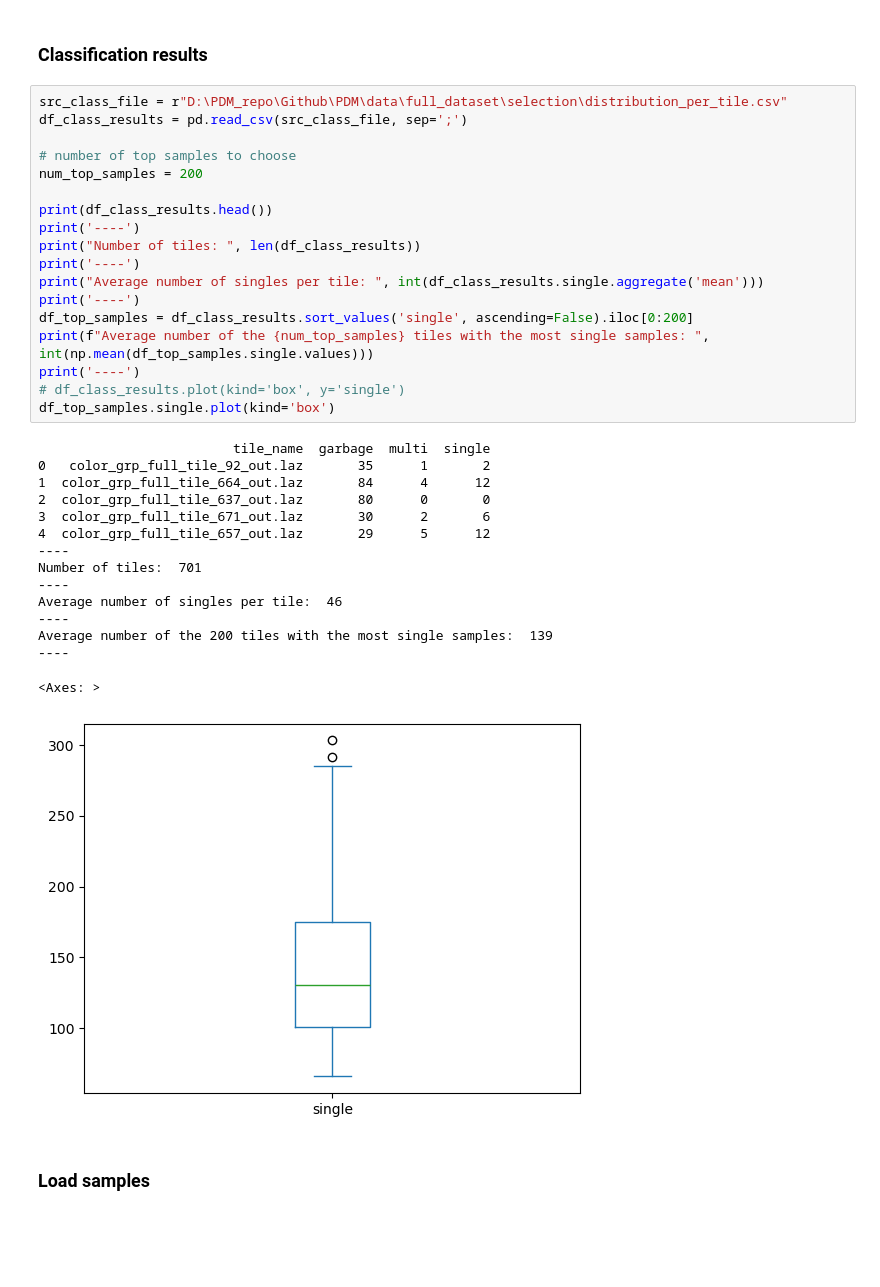
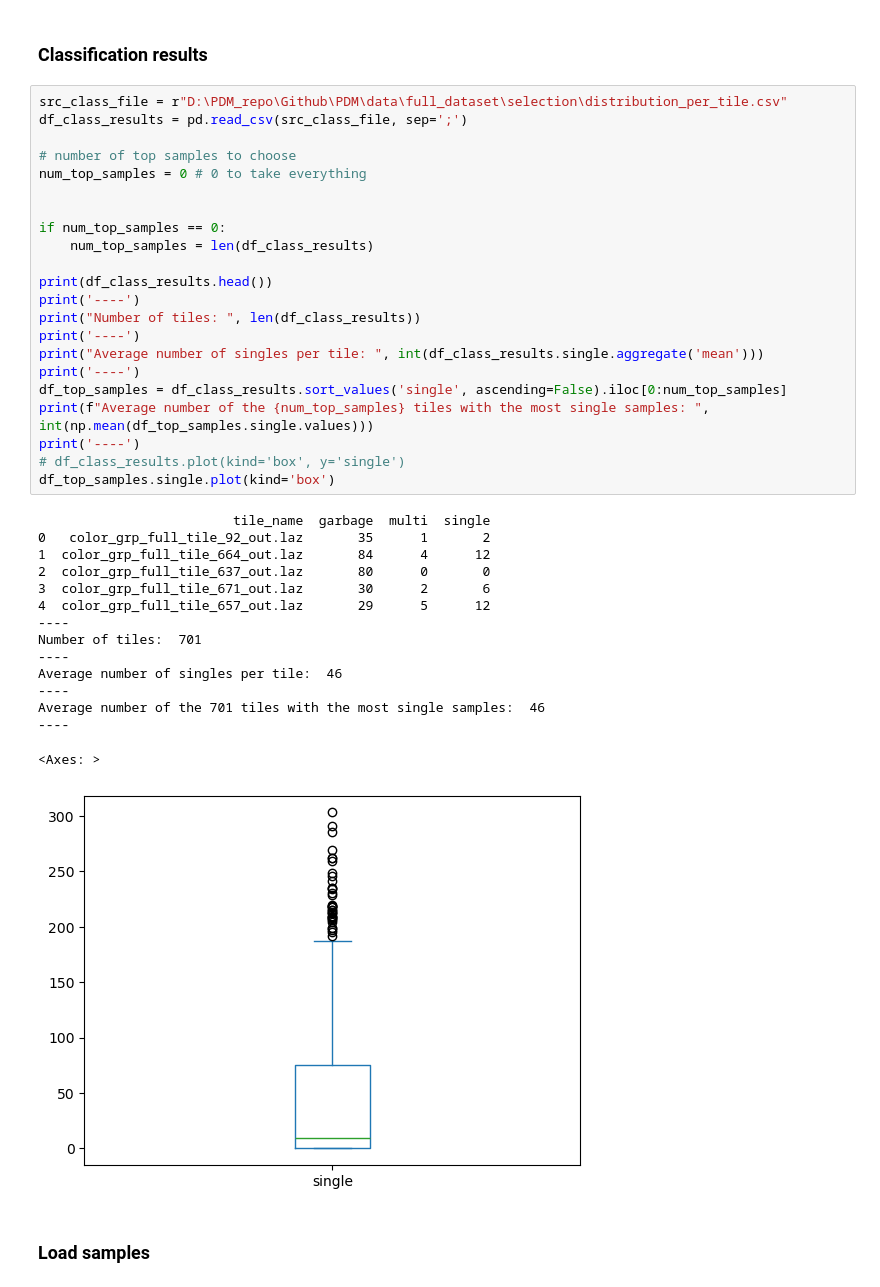
Before and after one commit to destoswa/PDM, a Jupyter notebook: notebooks/09_compute_steepness.ipynb, the cells around one changed output. Saved outputs shown, nothing was run; the diff lists cells and outputs as text; blank space fills up the shorter version.

```diff
--- a/notebooks/09_compute_steepness.ipynb
+++ b/notebooks/09_compute_steepness.ipynb
@@ -51,37 +33,41 @@ Jupyter environment detected. Enabling Open3D WebVisualizer.
 # %%
 src_class_file = r"D:\PDM_repo\Github\PDM\data\full_dataset\selection\distribution_per_tile.csv"
 df_class_results = pd.read_csv(src_class_file, sep=';')
 
 # number of top samples to choose
-num_top_samples = 200
+num_top_samples = 0 # 0 to take everything
+
+
+if num_top_samples == 0:
+    num_top_samples = len(df_class_results)
 
 print(df_class_results.head())
 print('----')
 print("Number of tiles: ", len(df_class_results))
 print('----')
 print("Average number of singles per tile: ", int(df_class_results.single.aggregate('mean')))
 print('----')
-df_top_samples = df_class_results.sort_values('single', ascending=False).iloc[0:200]
+df_top_samples = df_class_results.sort_values('single', ascending=False).iloc[0:num_top_samples]
 print(f"Average number of the {num_top_samples} tiles with the most single samples: ", int(np.mean(df_top_samples.single.values)))
 print('----')
 # df_class_results.plot(kind='box', y='single')
 df_top_samples.single.plot(kind='box')
 # %% [output]
                          tile_name  garbage  multi  single
 0   color_grp_full_tile_92_out.laz       35      1       2
 1  color_grp_full_tile_664_out.laz       84      4      12
 2  color_grp_full_tile_637_out.laz       80      0       0
 3  color_grp_full_tile_671_out.laz       30      2       6
 4  color_grp_full_tile_657_out.laz       29      5      12
 ----
 Number of tiles:  701
 ----
 Average number of singles per tile:  46
 ----
-Average number of the 200 tiles with the most single samples:  139
+Average number of the 701 tiles with the most single samples:  46
 ----
 <Axes: >
-[figure, old version]
+[figure, new version]
 # %% [markdown]
 ### Load samples
 # %%
```
Also changed, not shown: parts of 17 cells of this notebook, 6 other files.
